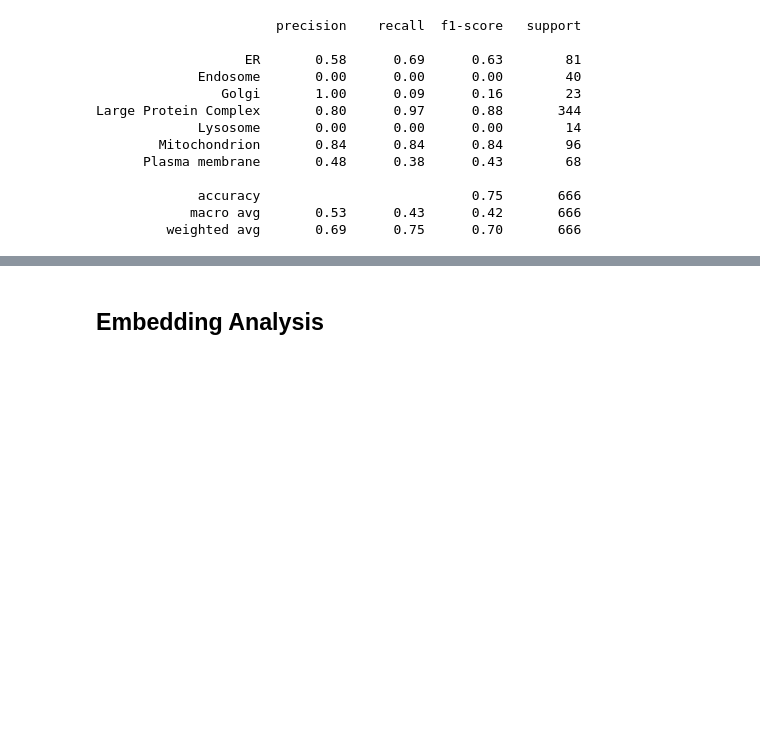
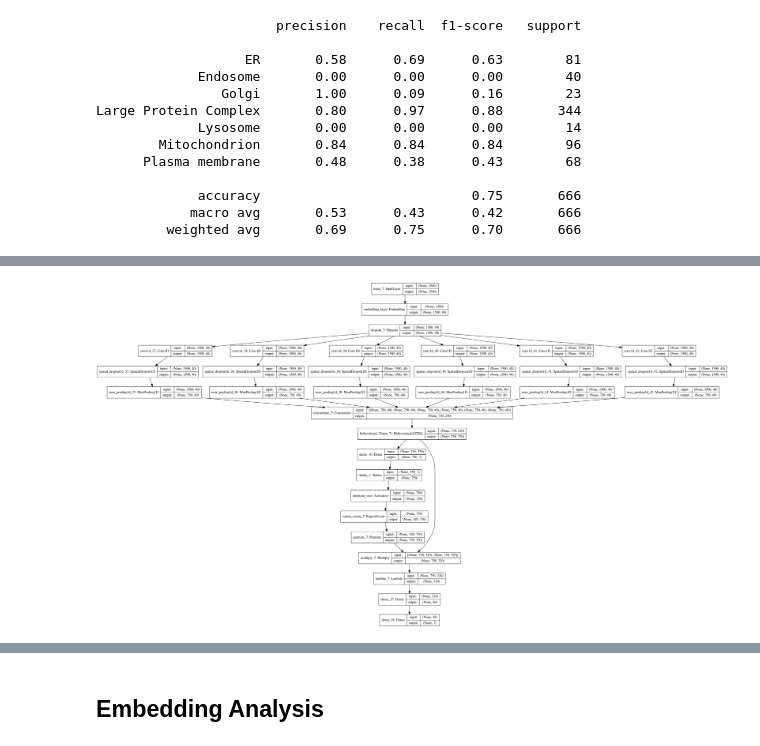
Before and after one commit to JulieRojas/Protein_Localisation_ML, a Jupyter notebook: Compartment_prediction/7Compartments/7Compartments_CNN_LSTM_optimization_seeded/7_Compartments_CNN_LSTM_attention-.ipynb, the cells around one changed output, grey strips where cells are left out. Cells and saved outputs as stored; diff of their text form; code cells hidden in the pictures; blank space fills up the shorter version.

```diff
--- a/Compartment_prediction/7Compartments/7Compartments_CNN_LSTM_optimization_seeded/7_Compartments_CNN_LSTM_attention-.ipynb
+++ b/Compartment_prediction/7Compartments/7Compartments_CNN_LSTM_optimization_seeded/7_Compartments_CNN_LSTM_attention-.ipynb
@@ -535,0 +543,82 @@ Large Protein Complex       0.80      0.97      0.88       344
+# %%
+max_features = tot_aa
+batch_size = 32
+
+#LSTM
+units = 160
+# Embedding
+embedding_size = 40
+# Convolution
+filters = 40
+pool_size = 2
+
+_input = Input(shape=[max_len], dtype='int32')
+
+# get the embedding layer
+embedded = Embedding(input_dim=max_features,output_dim=embedding_size,
+        input_length=max_len, name = 'embedding_layer', trainable=True, mask_zero=False)(_input)
+
+drop = Dropout(0.2)(embedded)
+# Convolution layer of different size
+
+conv2 = Conv1D(filters, 2, padding='same', activation='relu',
+              strides=1)(drop)
+drop2 = SpatialDropout1D(0.2)(conv2)
+pool2 = MaxPooling1D(pool_size=pool_size)(drop2)
+
+conv3 = Conv1D(filters, 3, padding='same', activation='relu',
+              strides=1)(drop)
+drop3 = SpatialDropout1D(0.2)(conv3)
+pool3 = MaxPooling1D(pool_size=pool_size)(drop3)
+
+conv5 = Conv1D(filters, 5, padding='same', activation='relu',
+              strides=1)(drop)
+drop5 = SpatialDropout1D(0.2)(conv5)
+pool5 = MaxPooling1D(pool_size=pool_size)(drop5)
+
+conv9 = Conv1D(filters, 9, padding='same', activation='relu',
+              strides=1)(drop)
+drop9 = SpatialDropout1D(0.2)(conv9)
+pool9 = MaxPooling1D(pool_size=pool_size)(drop9)
+
+conv12 = Conv1D(filters, 12, padding='same', activation='relu',
+              strides=1)(drop)
+drop12 = SpatialDropout1D(0.2)(conv12)
+pool12 = MaxPooling1D(pool_size=pool_size)(drop12)
+
+conv16 = Conv1D(filters, 16, padding='same', activation='relu',
+              strides=1)(drop)
+drop16 = SpatialDropout1D(0.2)(conv16)
+pool16 = MaxPooling1D(pool_size=pool_size)(drop16)
+
+# Concatenate the filters
+#concat = concatenate([drop2, drop3, drop5, drop9, drop12], axis=2)
+concat = concatenate([pool2, pool3, pool5, pool9, pool12, pool16], axis=2)
+
+#pool = MaxPooling1D(pool_size=pool_size)(concat)
+
+activations = Bidirectional(LSTM(units, return_sequences=True,
+                                 dropout=0.2, recurrent_dropout=0.2))(concat)
+
+# compute importance for each step
+attention = Dense(1, activation='tanh')(activations)
+attention = Flatten()(attention)
+attention = Activation('softmax', name = 'attention_vect')(attention) # attention_vect for visualization
+attention = RepeatVector(units*2)(attention)
+attention = Permute([2, 1])(attention)
+sent_representation = Multiply()([activations, attention])
+sent_representation = Lambda(lambda xin: K.sum(xin, axis=-2), output_shape=(units*2,))(sent_representation)
+dense = Dense(48)(sent_representation)
+probabilities = Dense(7, activation='softmax')(dense)
+
+model3 = Model(inputs=_input, outputs=probabilities)
+
+class_weights = class_weight.compute_class_weight('balanced',
+                                                 np.unique(y_train),
+                                                 y_train)
+d_class_weights = dict(enumerate(class_weights))
+
+model3.compile('Nadam', 'categorical_crossentropy', metrics=['accuracy'])
+plot_model(model3, to_file='models/model3_plot.png', show_shapes=True, show_layer_names=True)
+# %% [output]
+[figure, added]
```
Also changed, not shown: parts of 16 cells of this notebook, 36 other files.
